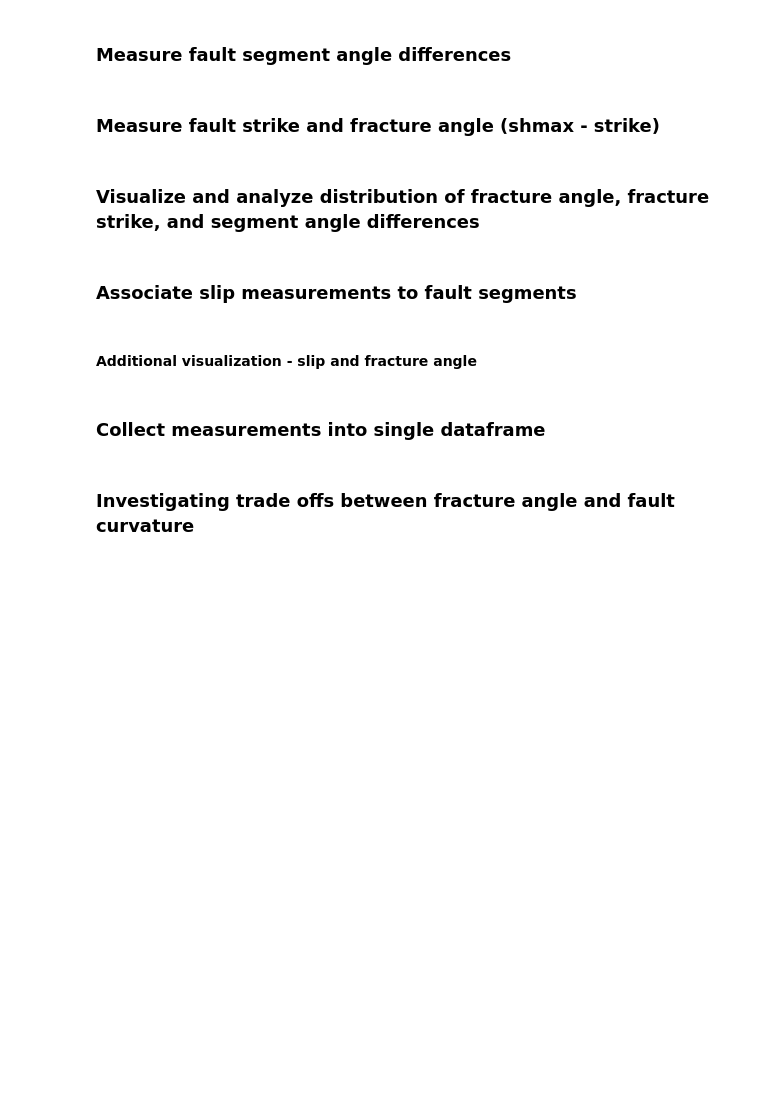
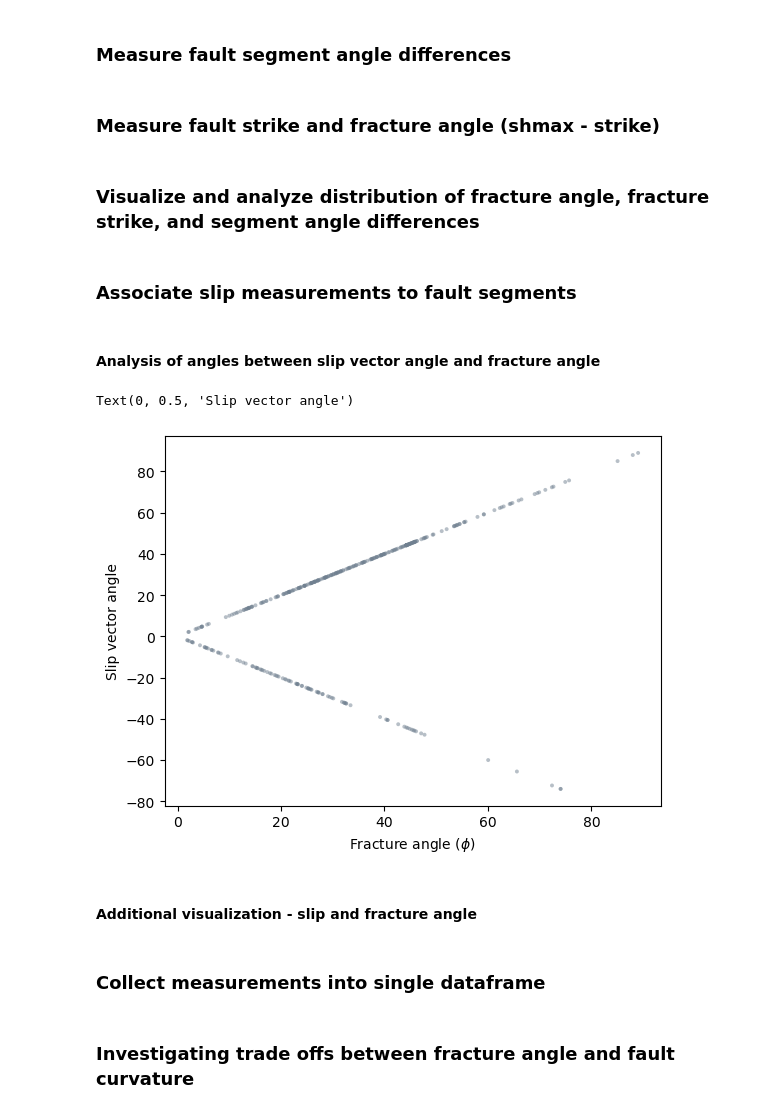
Before and after one commit to absrp/stress_strength_coseismic, a Jupyter notebook: stress_analysis.ipynb, the cells around one changed output. Saved outputs shown, nothing was run; the diff lists cells and outputs as text; code cells hidden in the pictures; blank space fills up the shorter version.

Commit message:
fixed slip vector estimate

```diff
--- a/stress_analysis.ipynb
+++ b/stress_analysis.ipynb
@@ -285,18 +288,13 @@ for i, shapefile_path in enumerate(shapefile_paths):
     xstress_utm, ystress_utm = extract_coordinates_stress(utm_crs, ystress, xstress)
     cropped_xstress_utm, cropped_ystress_utm, cropped_SHmax = crop_stress_to_event(x_coords, y_coords, xstress_utm, ystress_utm, SHmax)
 
-    # calculate slip vector from fault strike and rake and measure angle between shmax and slip vector
+    # calculate slip vector from fault strike and rake and measure angle between shmax and slip vector, assumes slip vector on plane
     strike = measure_fault_strike(x_coords, y_coords) # already calculated before, may optimize later?
-    diff_angle, SHmax_segment = measure_fracture_angle(x_coords, y_coords, angles, cropped_xstress_utm, cropped_ystress_utm, cropped_SHmax)
+    diff_angle, SHmax_segment = measure_fracture_angle(x_coords, y_coords, strike, cropped_xstress_utm, cropped_ystress_utm, cropped_SHmax) # already calculated before, may optimize later?
     slip_vector_segment = convert_rake_to_slip_vector(rake_segment,strike)
     slip_vector_all_segments.append(slip_vector_segment)
-
-    if len(slip_vector_segment) != len(SHmax_segment):
-        angle_shmax_slip_vector = np.zeros_like(SHmax_segment)
-        slip_vector_angle_all_segments.append(angle_shmax_slip_vector)
-    else:
-        angle_shmax_slip_vector = measure_slip_vector_angle(slip_vector_segment,SHmax_segment)
-        slip_vector_angle_all_segments.append(angle_shmax_slip_vector)
+    angle_shmax_slip_vector = measure_slip_vector_angle(slip_vector_segment,SHmax_segment)
+    slip_vector_angle_all_segments.append(angle_shmax_slip_vector)
 
     # Calculate strain drop (for later)
     strain_drop = calculate_strain_drop(x_coords,y_coords,max_slip_preferred)
@@ -324,3 +320,14 @@ slip_vector_angle_all_segments_flattened = list(chain.from_iterable(slip_vector_
+# %% [markdown]
+#### Analysis of angles between slip vector angle and fracture angle
+# %%
+slip_vector_angle_all_segments_flattened = list(chain.from_iterable(slip_vector_angle_all_segments))
+plt.figure()
+plt.scatter(fracture_angles_flattened,slip_vector_angle_all_segments_flattened,s=8,alpha=0.5,edgecolor='None',c='slategrey')
+plt.xlabel(r'Fracture angle ($\phi$)')
+plt.ylabel('Slip vector angle')
+# %% [output]
+Text(0, 0.5, 'Slip vector angle')
+[figure, added]
 # %% [markdown]
 #### Additional visualization - slip and fracture angle
 # %%
```
Also changed, not shown: parts of 2 cells of this notebook, 1 other file.
